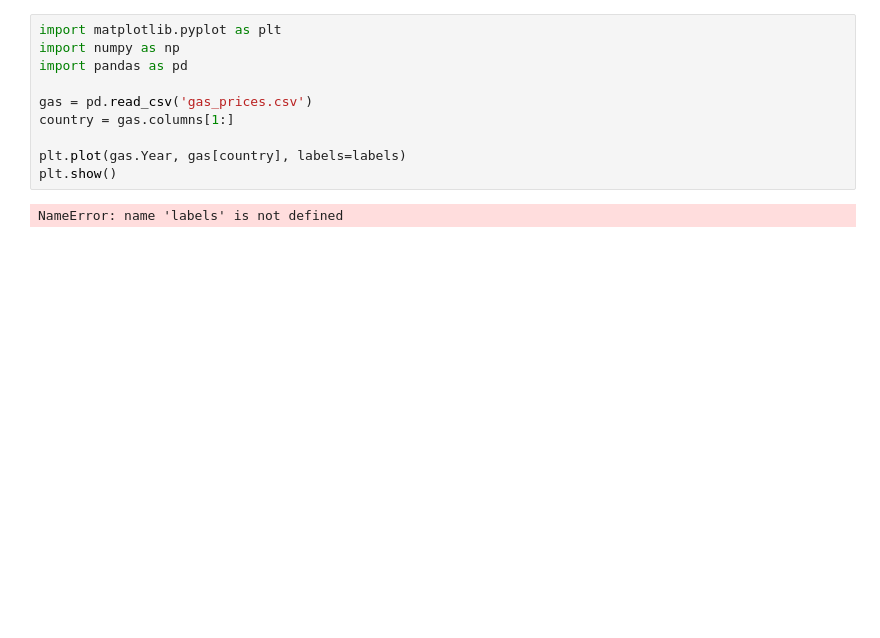
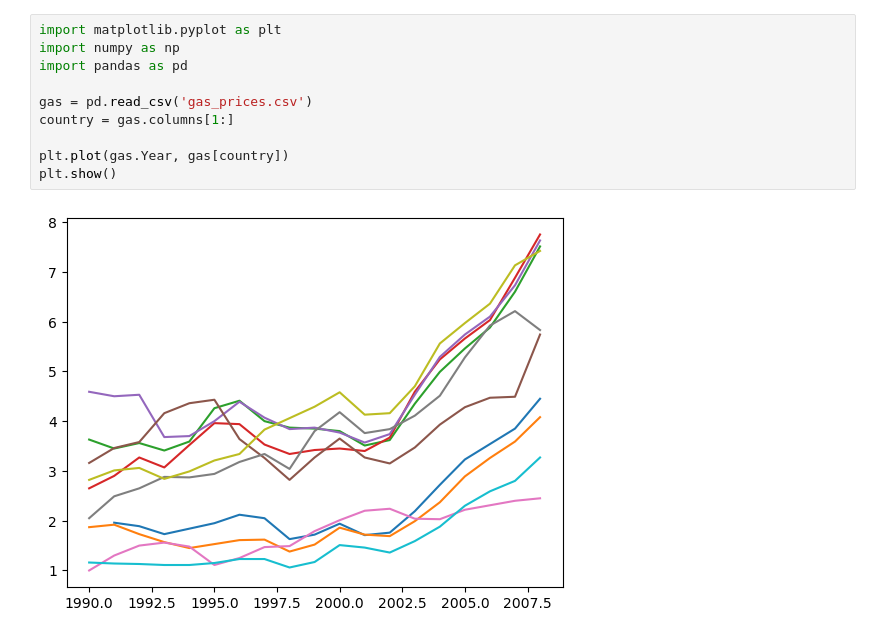
Before and after one commit to munigantiarun/python_data_analytics_udemy, a Jupyter notebook: Matplotlib Tutorials/clipboard.ipynb, the cells around one changed output. Cells and saved outputs as stored; diff of their text form; blank space fills up the shorter version.

```diff
--- a/Matplotlib Tutorials/clipboard.ipynb
+++ b/Matplotlib Tutorials/clipboard.ipynb
@@ -1,15 +1,15 @@
 # %%
 import matplotlib.pyplot as plt
 import numpy as np
 import pandas as pd
 
 gas = pd.read_csv('gas_prices.csv')
 country = gas.columns[1:]
 
-plt.plot(gas.Year, gas[country], labels=labels)
+plt.plot(gas.Year, gas[country])
 plt.show()
 # %% [output]
-NameError: name 'labels' is not defined
+[figure, added]
 # %%
 import pandas as pd
 import matplotlib.pyplot as plt
```
Also changed, not shown: parts of 4 cells of this notebook, 5 other files.
